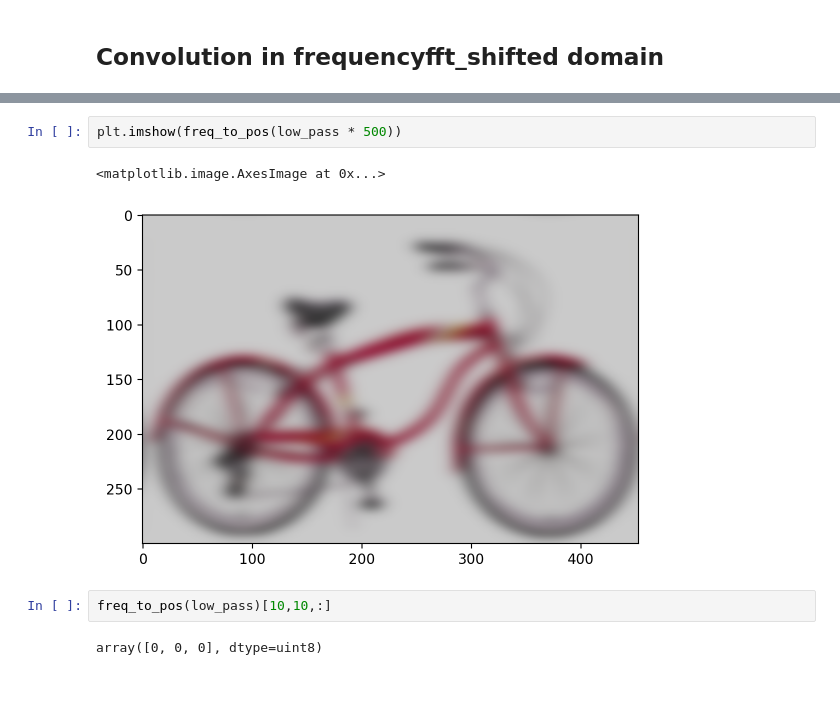
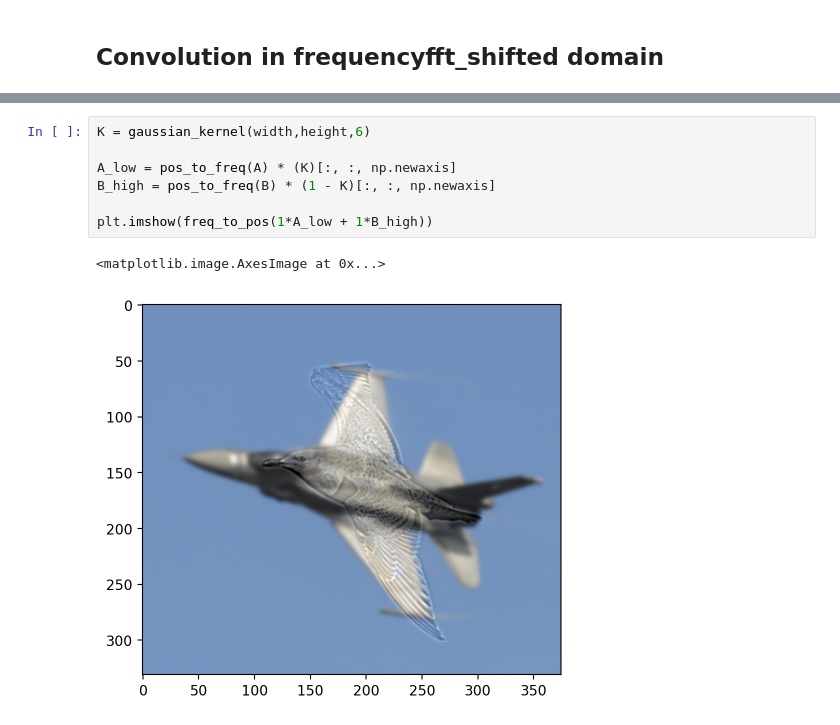
Before and after one commit to gdrui01/ComputerVision2024, a Jupyter notebook: CV2024_HW2/solution_1.ipynb, the cells around one changed output, grey strips where cells are left out. Drawn from its saved outputs; the diff is of its cells as text; blank space fills up the shorter version.

```diff
--- a/CV2024_HW2/solution_1.ipynb
+++ b/CV2024_HW2/solution_1.ipynb
@@ -230,9 +252,10 @@ array([30632051, 28974118, 29343550], dtype=uint64)
-# %%
-plt.imshow(freq_to_pos(low_pass * 500))
-# %% [output]
-<matplotlib.image.AxesImage at 0x...>
-[figure, removed]
-# %%
-freq_to_pos(low_pass)[10,10,:]
-# %% [output]
-array([0, 0, 0], dtype=uint8)
+# %%
+K = gaussian_kernel(width,height,6)
+
+A_low = pos_to_freq(A) * (K)[:, :, np.newaxis]
+B_high = pos_to_freq(B) * (1 - K)[:, :, np.newaxis]
+
+plt.imshow(freq_to_pos(1*A_low + 1*B_high))
+# %% [output]
+<matplotlib.image.AxesImage at 0x...>
+[figure, added]
```
Also changed, not shown: parts of 12 cells of this notebook, 2 other files.
